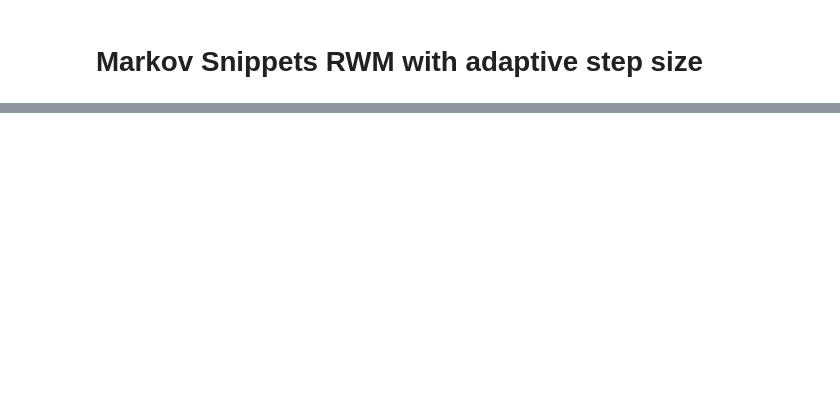
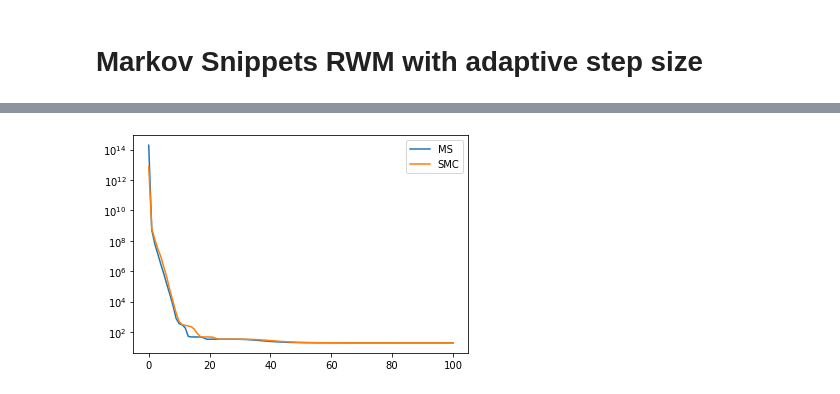
Before and after one commit to MauroCE/ManifoldSampling, a Jupyter notebook: Experiment 80 - MS-RWM vs SMC-RWM on G and K.ipynb, the cells around one changed output, grey strips where cells are left out. Drawn from its saved outputs; the diff is of its cells as text; code cells hidden in the pictures; blank space fills up the shorter version.

```diff
--- a/Experiment 80 - MS-RWM vs SMC-RWM on G and K.ipynb
+++ b/Experiment 80 - MS-RWM vs SMC-RWM on G and K.ipynb
@@ -145,0 +378,9 @@ KeyboardInterrupt:
+# %%
+fig, ax = plt.subplots()
+ax.plot(MS_RWM.ϵs, label='MS')
+ax.plot(SMC_RWM.ϵs, label='SMC')
+ax.set_yscale('log')
+ax.legend()
+plt.show()
+# %% [output]
+[figure, added]
```
Also changed, not shown: parts of 8 cells of this notebook, 8 other files.
